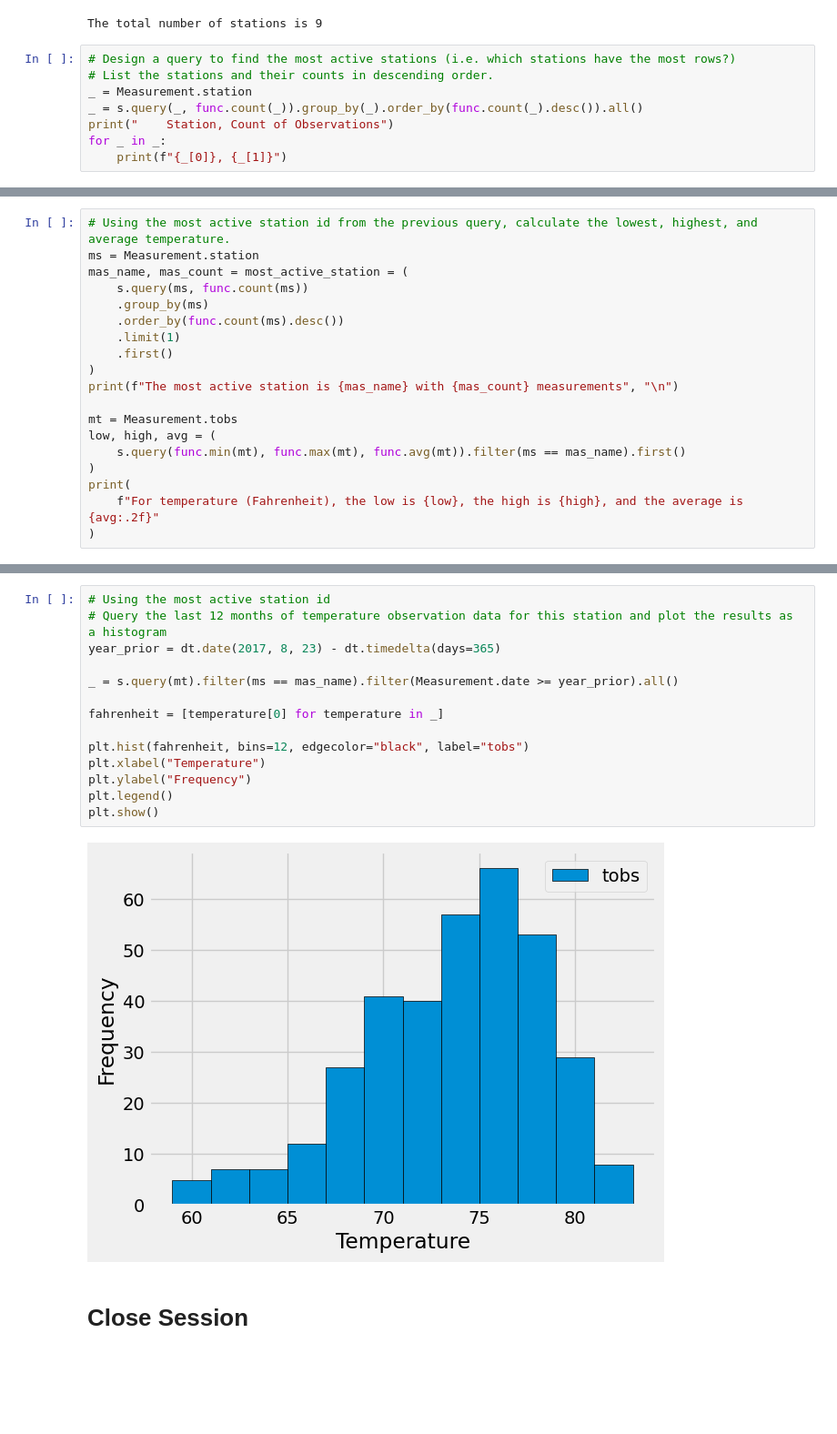
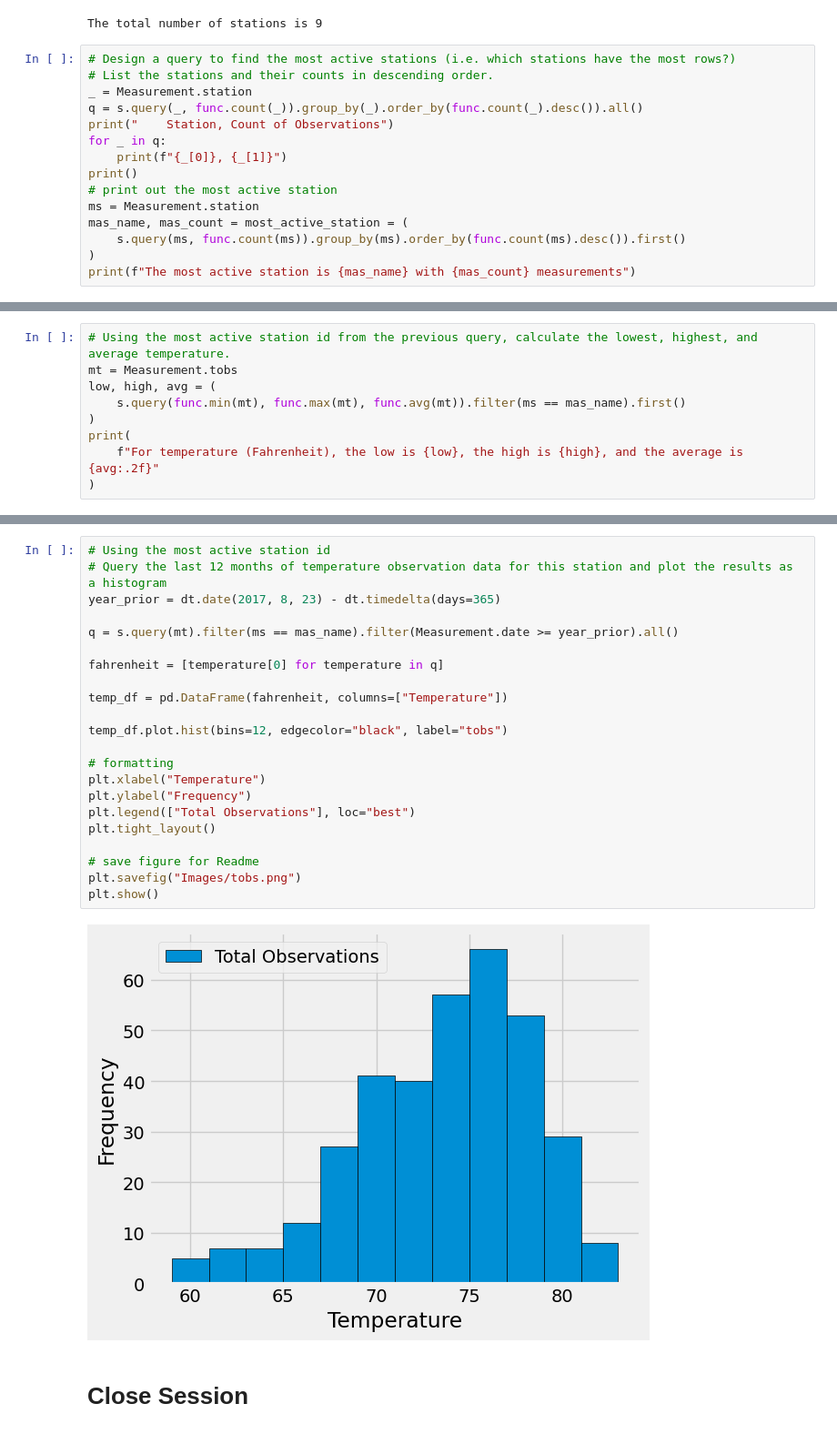
Before and after one commit to johbry17/10-sqlalchemy-challenge, a Jupyter notebook: climate.ipynb, the cells around one changed output, grey strips where cells are left out. Shown: that part at 91% size. Drawn from its saved outputs; the diff is of its cells as text; blank space fills up the shorter version.

```diff
--- a/climate.ipynb
+++ b/climate.ipynb
@@ -126,10 +124,17 @@ The total number of stations is 9
 # Design a query to find the most active stations (i.e. which stations have the most rows?)
 # List the stations and their counts in descending order.
 _ = Measurement.station
-_ = s.query(_, func.count(_)).group_by(_).order_by(func.count(_).desc()).all()
+q = s.query(_, func.count(_)).group_by(_).order_by(func.count(_).desc()).all()
 print("    Station, Count of Observations")
-for _ in _:
+for _ in q:
     print(f"{_[0]}, {_[1]}")
+print()
+# print out the most active station
+ms = Measurement.station
+mas_name, mas_count = most_active_station = (
+    s.query(ms, func.count(ms)).group_by(ms).order_by(func.count(ms).desc()).first()
+)
+print(f"The most active station is {mas_name} with {mas_count} measurements")
 # %% [output]
     Station, Count of Observations
 USC00519281, 2772
@@ -144,15 +151,5 @@ USC00518838, 511
 # %%
 # Using the most active station id from the previous query, calculate the lowest, highest, and average temperature.
-ms = Measurement.station
-mas_name, mas_count = most_active_station = (
-    s.query(ms, func.count(ms))
-    .group_by(ms)
-    .order_by(func.count(ms).desc())
-    .limit(1)
-    .first()
-)
-print(f"The most active station is {mas_name} with {mas_count} measurements", "\n")
-
 mt = Measurement.tobs
 low, high, avg = (
     s.query(func.min(mt), func.max(mt), func.avg(mt)).filter(ms == mas_name).first()
@@ -167,19 +162,27 @@ For temperature (Fahrenheit), the low is 54.0, the high is 85.0, and the average
 # %%
 # Using the most active station id
 # Query the last 12 months of temperature observation data for this station and plot the results as a histogram
 year_prior = dt.date(2017, 8, 23) - dt.timedelta(days=365)
 
-_ = s.query(mt).filter(ms == mas_name).filter(Measurement.date >= year_prior).all()
+q = s.query(mt).filter(ms == mas_name).filter(Measurement.date >= year_prior).all()
 
-fahrenheit = [temperature[0] for temperature in _]
+fahrenheit = [temperature[0] for temperature in q]
 
-plt.hist(fahrenheit, bins=12, edgecolor="black", label="tobs")
+temp_df = pd.DataFrame(fahrenheit, columns=["Temperature"])
+
+temp_df.plot.hist(bins=12, edgecolor="black", label="tobs")
+
+# formatting
 plt.xlabel("Temperature")
 plt.ylabel("Frequency")
-plt.legend()
+plt.legend(["Total Observations"], loc="best")
+plt.tight_layout()
+
+# save figure for Readme
+plt.savefig("Images/tobs.png")
 plt.show()
 # %% [output]
-[figure, old version]
+[figure, new version]
 # %% [markdown]
 # Close Session
 # %%
```
Also changed, not shown: parts of 7 cells of this notebook, 4 other files.
